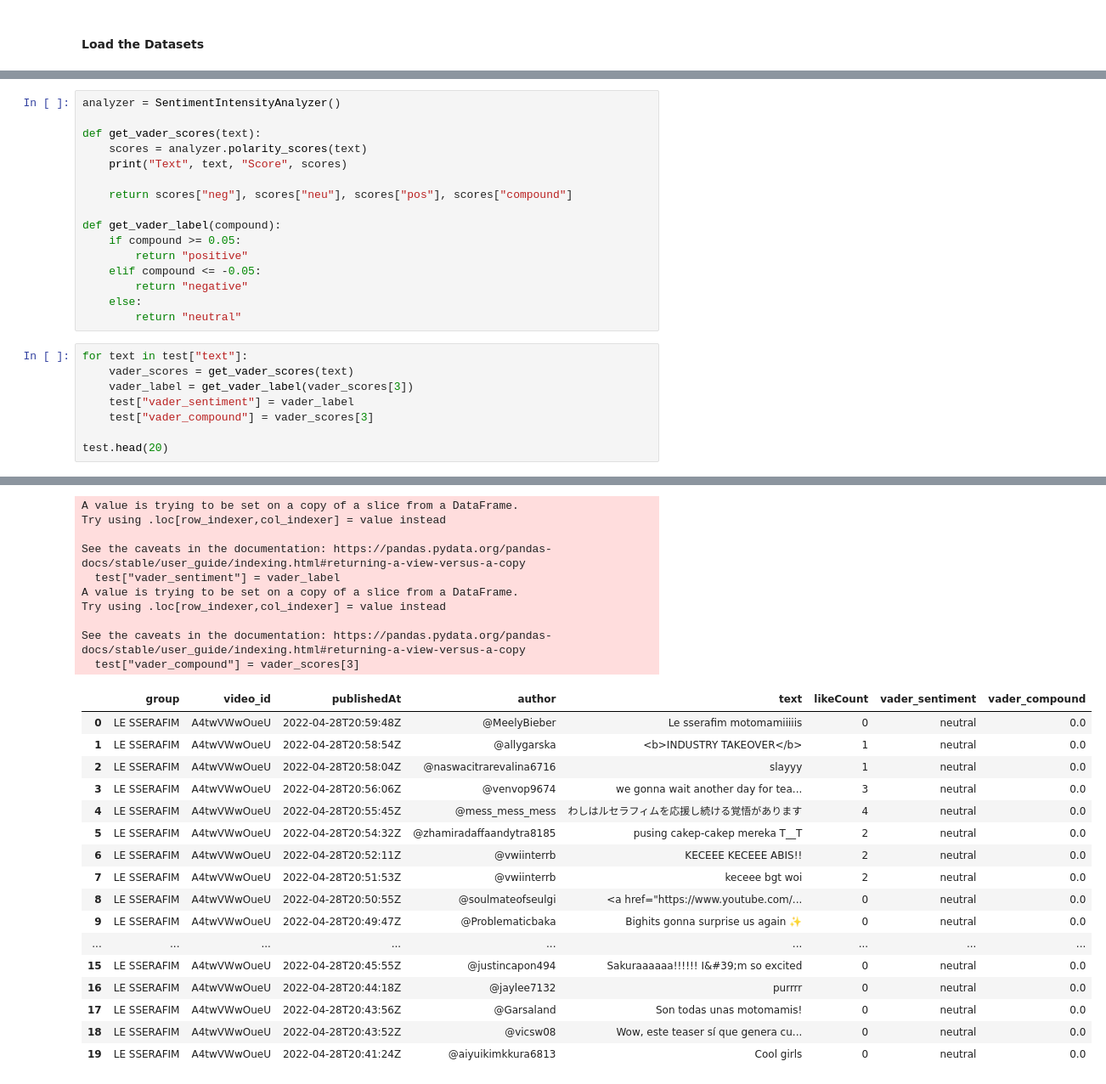
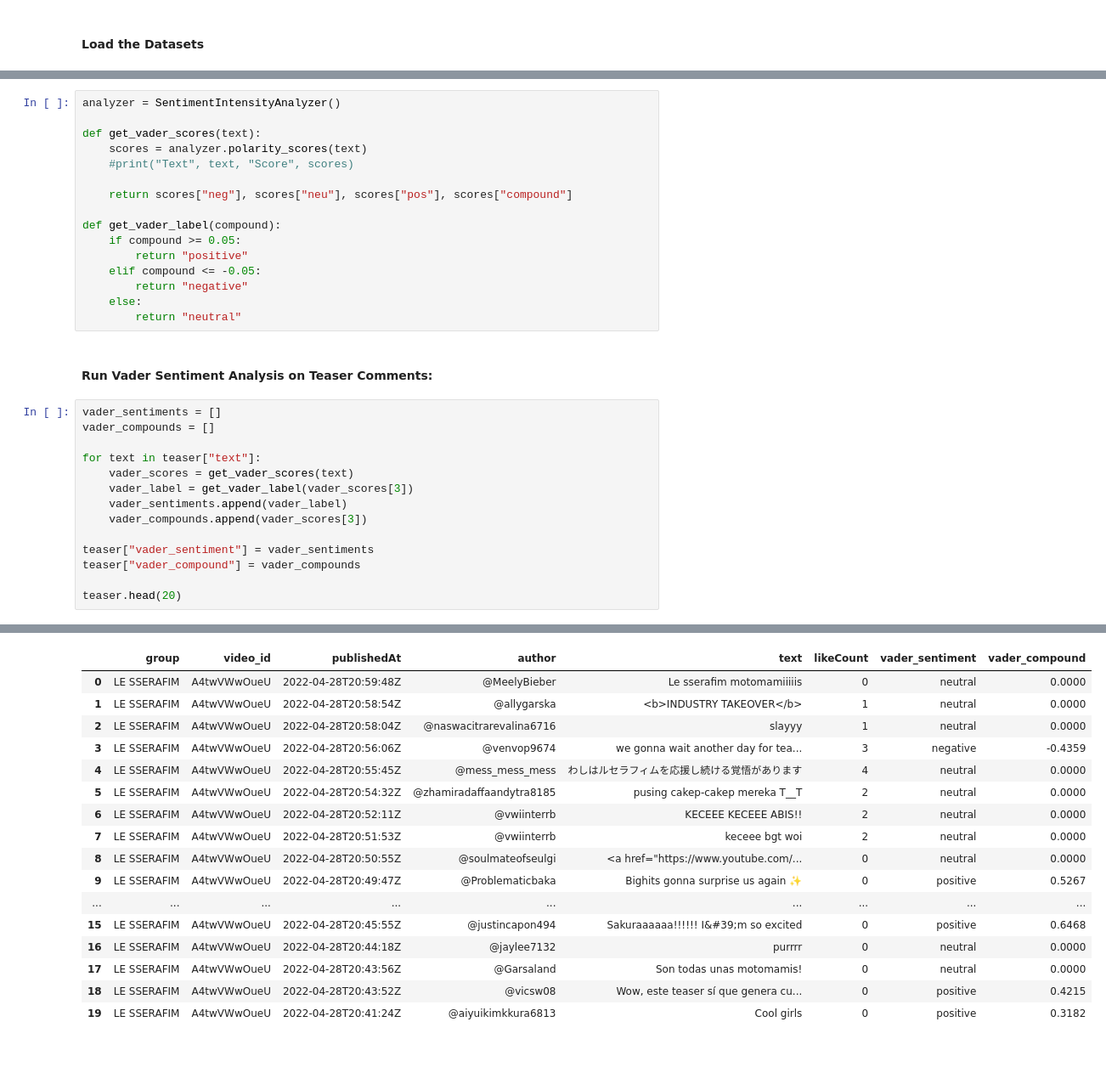
Before and after one commit to TkieuSU/hype-gap-youtube-sentiment, a Jupyter notebook: vader_sentiment_analysis.ipynb, the cells around one changed output, grey strips where cells are left out. Shown at 85% size. Cells and saved outputs as stored; diff of their text form; blank space fills up the shorter version.

Commit message:
update vader and clean data script

```diff
--- a/vader_sentiment_analysis.ipynb
+++ b/vader_sentiment_analysis.ipynb
@@ -16,7 +34,7 @@ analyzer = SentimentIntensityAnalyzer()
 
 def get_vader_scores(text):
     scores = analyzer.polarity_scores(text)
-    print("Text", text, "Score", scores)
+    #print("Text", text, "Score", scores)
 
     return scores["neg"], scores["neu"], scores["pos"], scores["compound"]
 
@@ -27,12 +45,20 @@ def get_vader_label(compound):
         return "negative"
     else:
         return "neutral"
+# %% [markdown]
+#### Run Vader Sentiment Analysis on Teaser Comments:
 # %%
-for text in test["text"]:
+vader_sentiments = []
+vader_compounds = []
+
+for text in teaser["text"]:
     vader_scores = get_vader_scores(text)
     vader_label = get_vader_label(vader_scores[3])
-    test["vader_sentiment"] = vader_label
-    test["vader_compound"] = vader_scores[3]
+    vader_sentiments.append(vader_label)
+    vader_compounds.append(vader_scores[3])
 
-test.head(20)
+teaser["vader_sentiment"] = vader_sentiments
+teaser["vader_compound"] = vader_compounds
+
+teaser.head(20)
 # %% [output]
@@ -56,27 +65,17 @@ Text Can&#39;t wait my GARAM Score {'neg': 0.0, 'neu': 1.0, 'pos': 0.0, 'compoun
-A value is trying to be set on a copy of a slice from a DataFrame.
-Try using .loc[row_indexer,col_indexer] = value instead
-
-See the caveats in the documentation: https://pandas.pydata.org/pandas-docs/stable/user_guide/indexing.html#returning-a-view-versus-a-copy
-  test["vader_sentiment"] = vader_label
-A value is trying to be set on a copy of a slice from a DataFrame.
-Try using .loc[row_indexer,col_indexer] = value instead
-
-See the caveats in the documentation: https://pandas.pydata.org/pandas-docs/stable/user_guide/indexing.html#returning-a-view-versus-a-copy
-  test["vader_compound"] = vader_scores[3]
 |  | group | video_id | publishedAt | author | text | likeCount | vader_sentiment | vader_compound |
-| 0 | LE SSERAFIM | A4twVWwOueU | 2022-04-28T20:59:48Z | @MeelyBieber | Le sserafim motomamiiiiis | 0 | neutral | 0.0 |
-| 1 | LE SSERAFIM | A4twVWwOueU | 2022-04-28T20:58:54Z | @allygarska | <b>INDUSTRY TAKEOVER</b> | 1 | neutral | 0.0 |
-| 2 | LE SSERAFIM | A4twVWwOueU | 2022-04-28T20:58:04Z | @naswacitrarevalina6716 | slayyy | 1 | neutral | 0.0 |
-| 3 | LE SSERAFIM | A4twVWwOueU | 2022-04-28T20:56:06Z | @venvop9674 | we gonna wait another day for tea... | 3 | neutral | 0.0 |
-| 4 | LE SSERAFIM | A4twVWwOueU | 2022-04-28T20:55:45Z | @mess_mess_mess | わしはルセラフィムを応援し続ける覚悟があります | 4 | neutral | 0.0 |
-| 5 | LE SSERAFIM | A4twVWwOueU | 2022-04-28T20:54:32Z | @zhamiradaffaandytra8185 | pusing cakep-cakep mereka T__T | 2 | neutral | 0.0 |
-| 6 | LE SSERAFIM | A4twVWwOueU | 2022-04-28T20:52:11Z | @vwiinterrb | KECEEE KECEEE ABIS!! | 2 | neutral | 0.0 |
-| 7 | LE SSERAFIM | A4twVWwOueU | 2022-04-28T20:51:53Z | @vwiinterrb | keceee bgt woi | 2 | neutral | 0.0 |
-| 8 | LE SSERAFIM | A4twVWwOueU | 2022-04-28T20:50:55Z | @soulmateofseulgi | <a href="https://www.youtube.com/... | 0 | neutral | 0.0 |
-| 9 | LE SSERAFIM | A4twVWwOueU | 2022-04-28T20:49:47Z | @Problematicbaka | Bighits gonna surprise us again ✨ | 0 | neutral | 0.0 |
+| 0 | LE SSERAFIM | A4twVWwOueU | 2022-04-28T20:59:48Z | @MeelyBieber | Le sserafim motomamiiiiis | 0 | neutral | 0.0000 |
+| 1 | LE SSERAFIM | A4twVWwOueU | 2022-04-28T20:58:54Z | @allygarska | <b>INDUSTRY TAKEOVER</b> | 1 | neutral | 0.0000 |
+| 2 | LE SSERAFIM | A4twVWwOueU | 2022-04-28T20:58:04Z | @naswacitrarevalina6716 | slayyy | 1 | neutral | 0.0000 |
+| 3 | LE SSERAFIM | A4twVWwOueU | 2022-04-28T20:56:06Z | @venvop9674 | we gonna wait another day for tea... | 3 | negative | -0.4359 |
+| 4 | LE SSERAFIM | A4twVWwOueU | 2022-04-28T20:55:45Z | @mess_mess_mess | わしはルセラフィムを応援し続ける覚悟があります | 4 | neutral | 0.0000 |
+| 5 | LE SSERAFIM | A4twVWwOueU | 2022-04-28T20:54:32Z | @zhamiradaffaandytra8185 | pusing cakep-cakep mereka T__T | 2 | neutral | 0.0000 |
+| 6 | LE SSERAFIM | A4twVWwOueU | 2022-04-28T20:52:11Z | @vwiinterrb | KECEEE KECEEE ABIS!! | 2 | neutral | 0.0000 |
+| 7 | LE SSERAFIM | A4twVWwOueU | 2022-04-28T20:51:53Z | @vwiinterrb | keceee bgt woi | 2 | neutral | 0.0000 |
+| 8 | LE SSERAFIM | A4twVWwOueU | 2022-04-28T20:50:55Z | @soulmateofseulgi | <a href="https://www.youtube.com/... | 0 | neutral | 0.0000 |
+| 9 | LE SSERAFIM | A4twVWwOueU | 2022-04-28T20:49:47Z | @Problematicbaka | Bighits gonna surprise us again ✨ | 0 | positive | 0.5267 |
 | ... | ... | ... | ... | ... | ... | ... | ... | ... |
-| 15 | LE SSERAFIM | A4twVWwOueU | 2022-04-28T20:45:55Z | @justincapon494 | Sakuraaaaaa!!!!!! I&#39;m so excited | 0 | neutral | 0.0 |
-| 16 | LE SSERAFIM | A4twVWwOueU | 2022-04-28T20:44:18Z | @jaylee7132 | purrrr | 0 | neutral | 0.0 |
-| 17 | LE SSERAFIM | A4twVWwOueU | 2022-04-28T20:43:56Z | @Garsaland | Son todas unas motomamis! | 0 | neutral | 0.0 |
-| 18 | LE SSERAFIM | A4twVWwOueU | 2022-04-28T20:43:52Z | @vicsw08 | Wow, este teaser sí que genera cu... | 0 | neutral | 0.0 |
-| 19 | LE SSERAFIM | A4twVWwOueU | 2022-04-28T20:41:24Z | @aiyuikimkkura6813 | Cool girls | 0 | neutral | 0.0 |
+| 15 | LE SSERAFIM | A4twVWwOueU | 2022-04-28T20:45:55Z | @justincapon494 | Sakuraaaaaa!!!!!! I&#39;m so excited | 0 | positive | 0.6468 |
+| 16 | LE SSERAFIM | A4twVWwOueU | 2022-04-28T20:44:18Z | @jaylee7132 | purrrr | 0 | neutral | 0.0000 |
+| 17 | LE SSERAFIM | A4twVWwOueU | 2022-04-28T20:43:56Z | @Garsaland | Son todas unas motomamis! | 0 | neutral | 0.0000 |
+| 18 | LE SSERAFIM | A4twVWwOueU | 2022-04-28T20:43:52Z | @vicsw08 | Wow, este teaser sí que genera cu... | 0 | positive | 0.4215 |
+| 19 | LE SSERAFIM | A4twVWwOueU | 2022-04-28T20:41:24Z | @aiyuikimkkura6813 | Cool girls | 0 | positive | 0.3182 |
```
Also changed, not shown: parts of 17 cells of this notebook, 1 other file.
